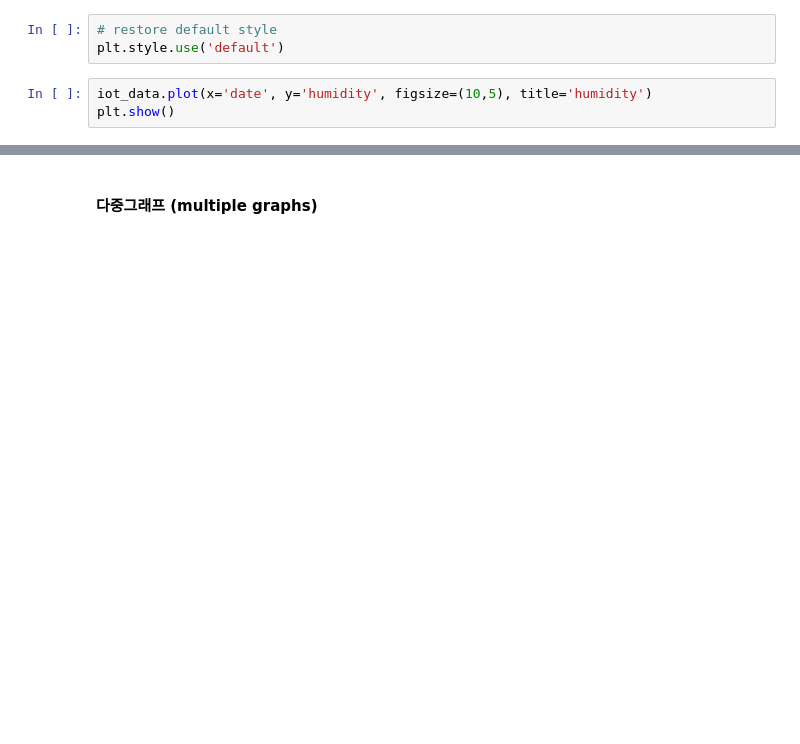
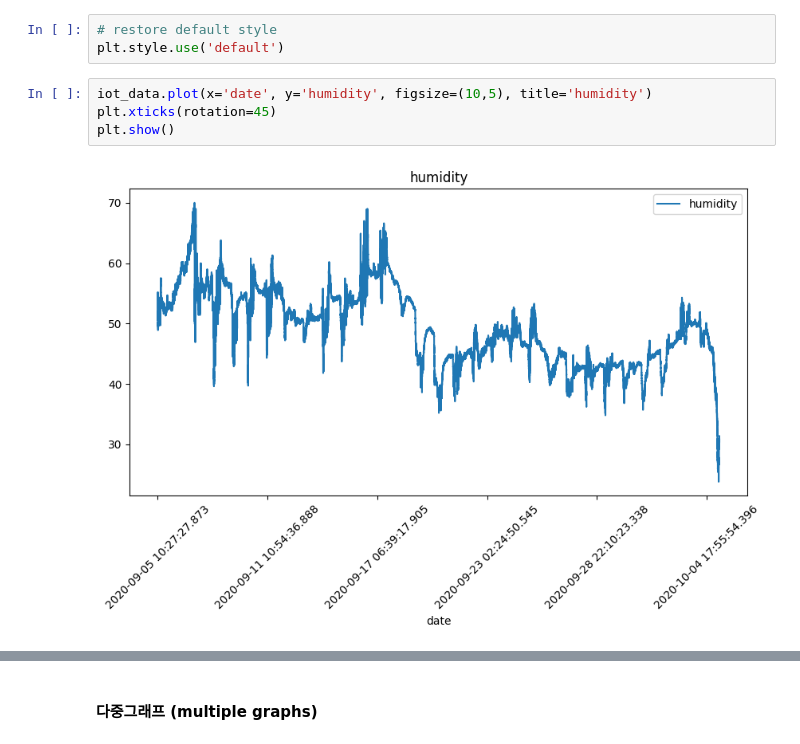
Before and after one commit to o-going/pdm01, a Jupyter notebook: py-pandas/pandas_6_iot_nano33.ipynb, the cells around one changed output, grey strips where cells are left out. Cells and saved outputs as stored; diff of their text form; blank space fills up the shorter version.

```diff
--- a/py-pandas/pandas_6_iot_nano33.ipynb
+++ b/py-pandas/pandas_6_iot_nano33.ipynb
@@ -284,6 +318,9 @@ plt.show()
 plt.style.use('default')
 # %%
 iot_data.plot(x='date', y='humidity', figsize=(10,5), title='humidity')
+plt.xticks(rotation=45)
 plt.show()
+# %% [output]
+[figure, added]
 # %%
 iot_data.plot(x='date', y='luminosity', figsize=(10,5), title='luminosity')
```
Also changed, not shown: parts of 47 cells of this notebook.
